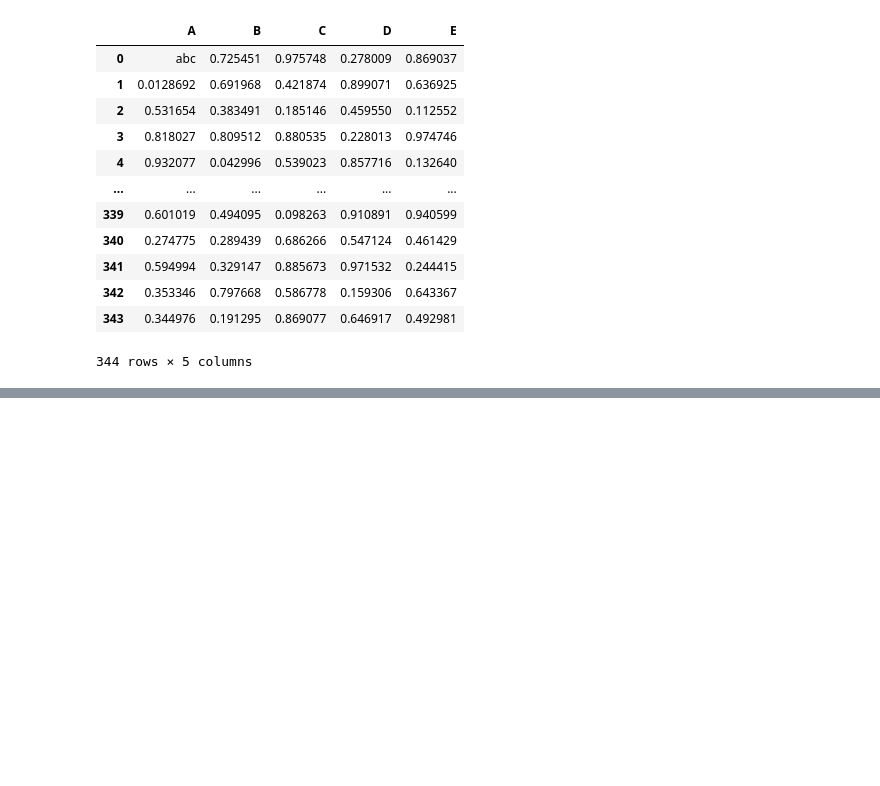
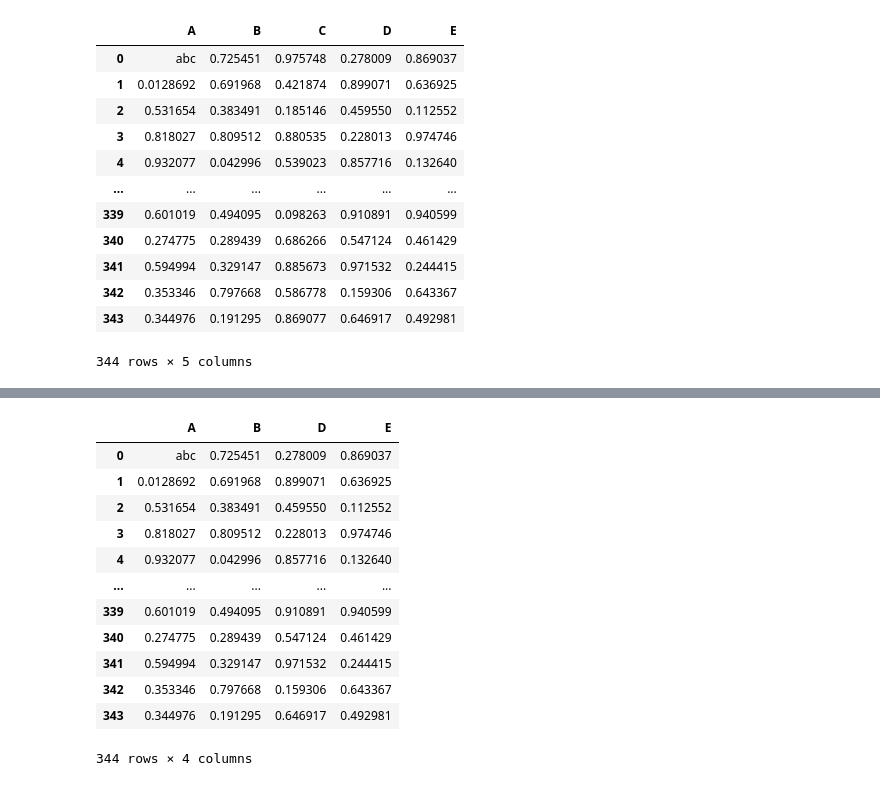
Before and after one commit to kajalubale/PythonTutorial, a Jupyter notebook: Simple pandas.ipynb, the cells around one changed output, grey strips where cells are left out. Drawn from its saved outputs; the diff is of its cells as text; code cells hidden in the pictures; blank space fills up the shorter version.

```diff
--- a/Simple pandas.ipynb
+++ b/Simple pandas.ipynb
@@ -410,0 +455,17 @@ NameError: name 'A' is not defined
+# %%
+# all this changes happens in duplication table or copy oy of table
+newdf.drop(['C'],axis=1) # again shows tha A column which is drop in above comment
+# %% [output]
+|  | A | B | D | E |
+| 0 | abc | 0.725451 | 0.278009 | 0.869037 |
+| 1 | 0.0128692 | 0.691968 | 0.899071 | 0.636925 |
+| 2 | 0.531654 | 0.383491 | 0.459550 | 0.112552 |
+| 3 | 0.818027 | 0.809512 | 0.228013 | 0.974746 |
+| 4 | 0.932077 | 0.042996 | 0.857716 | 0.132640 |
+| ... | ... | ... | ... | ... |
+| 339 | 0.601019 | 0.494095 | 0.910891 | 0.940599 |
+| 340 | 0.274775 | 0.289439 | 0.547124 | 0.461429 |
+| 341 | 0.594994 | 0.329147 | 0.971532 | 0.244415 |
+| 342 | 0.353346 | 0.797668 | 0.159306 | 0.643367 |
+| 343 | 0.344976 | 0.191295 | 0.646917 | 0.492981 |
+344 rows × 4 columns
```
Also changed, not shown: parts of 10 cells of this notebook, 1 other file.
